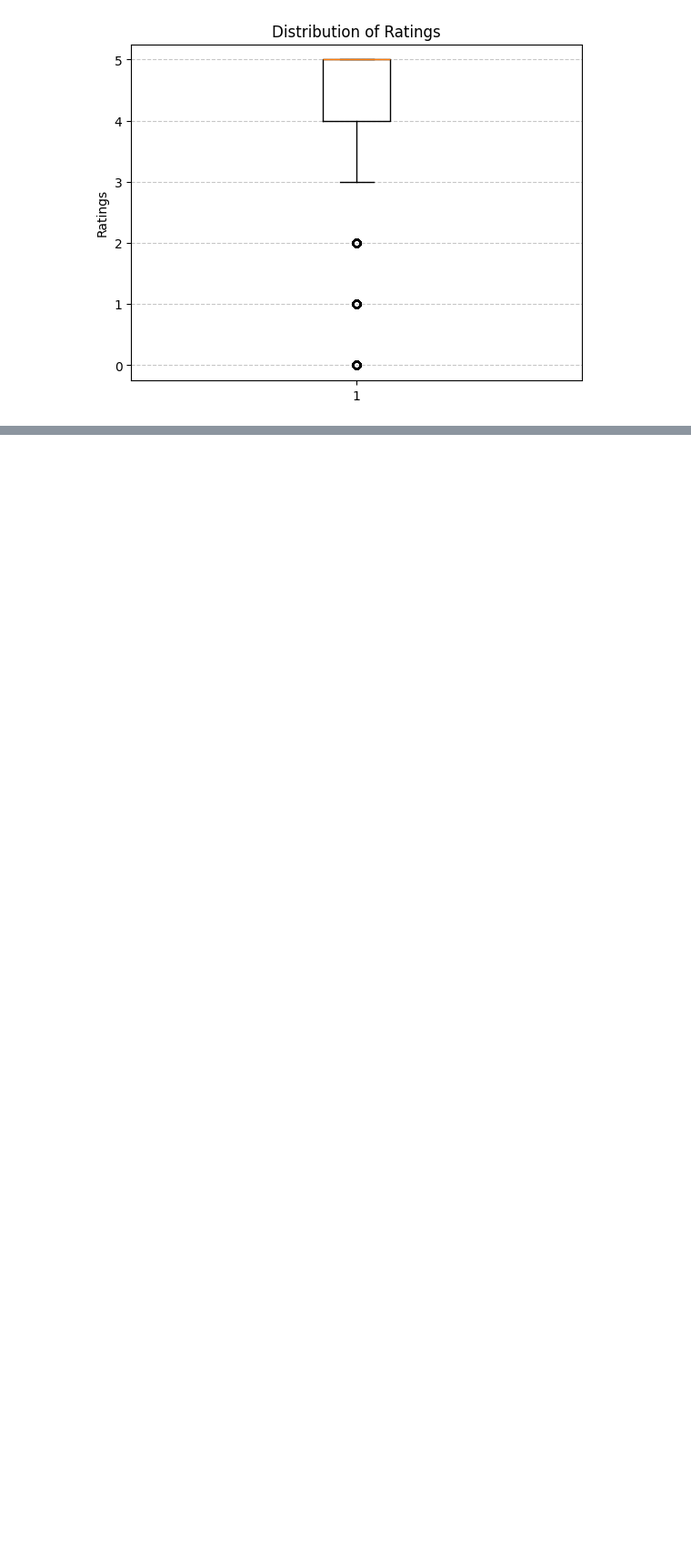
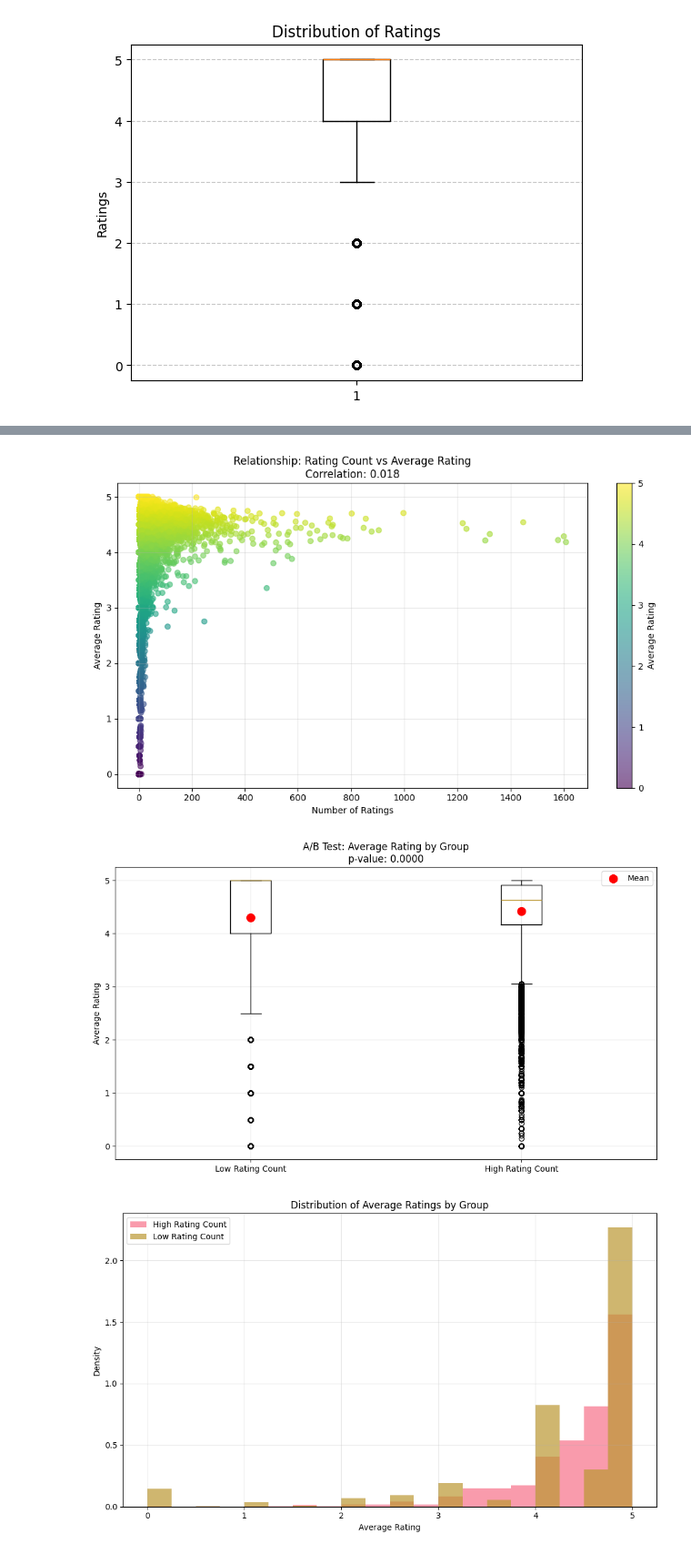
Before and after one commit to shanoether/kit_big_data_mangetamain, a Jupyter notebook: notebook/hoang_nbs.ipynb, the cells around one changed output, grey strips where cells are left out. Shown at 91% size. Saved outputs shown, nothing was run; the diff lists cells and outputs as text; code cells hidden in the pictures; blank space fills up the shorter version.

```diff
--- a/notebook/hoang_nbs.ipynb
+++ b/notebook/hoang_nbs.ipynb
@@ -81,0 +273,29 @@ plt.show()
+# %%
+# Analyse par segments de popularité
+df_segmented = df_analysed.with_columns(
+    [
+        pl.when(pl.col("rating_count") <= 10)
+        .then(pl.lit("1-10"))
+        .when(pl.col("rating_count") <= 50)
+        .then(pl.lit("11-50"))
+        .when(pl.col("rating_count") <= 100)
+        .then(pl.lit("51-100"))
+        .otherwise(pl.lit("100+"))
+        .alias("segment")
+    ]
+)
+
+# Statistiques par segment
+segment_stats = (
+    df_segmented.group_by("segment")
+    .agg(
+        [
+            pl.col("avg_rating").mean().alias("moyenne_rating"),
+            pl.col("avg_rating").std().alias("std_rating"),
+            pl.col("recipe_id").count().alias("nb_recettes"),
+        ]
+    )
+    .sort("segment")
+)
+
+print(segment_stats)
@@ -81,0 +856,12 @@ plt.show()
+# %%
+df_analysed, results = comprehensive_rating_analysis(df)
+
+create_scatter_plot(df_analysed, results["correlation"])
+
+create_box_plot(df_analysed, results)
+
+create_distribution_plot(df_analysed)
+# %% [output]
+[figure, added]
+[figure, added]
+[figure, added]
```
Also changed, not shown: parts of 14 cells of this notebook, 1 other file.
